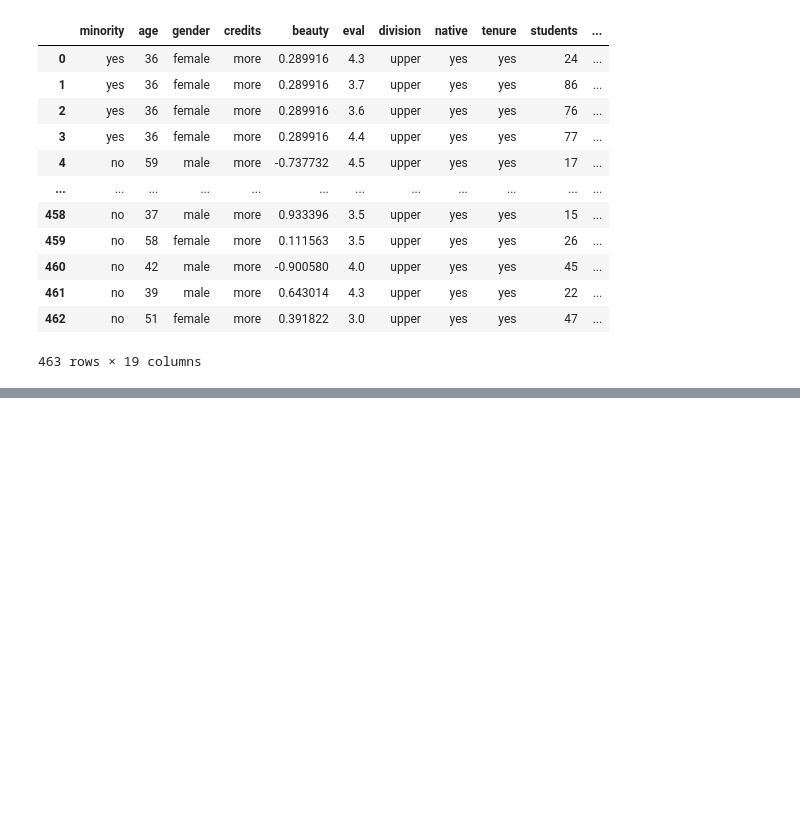
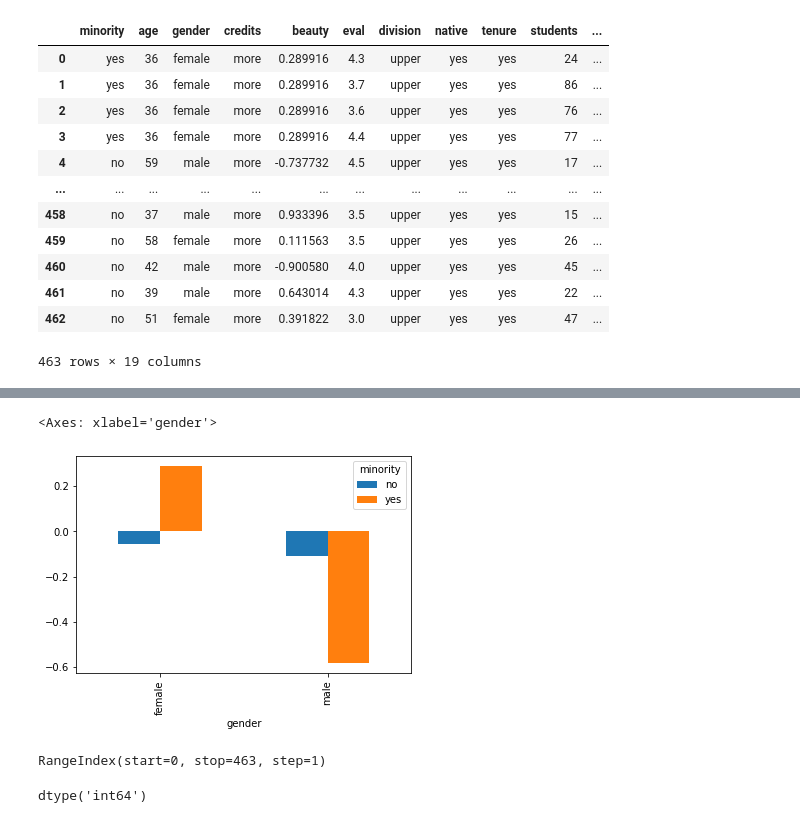
Before and after one commit to Rohangambig/Data_Analyst_Journey, a Jupyter notebook: Python/matplotlib_visualization.ipynb, the cells around one changed output, grey strips where cells are left out. Cells and saved outputs as stored; diff of their text form; code cells hidden in the pictures; blank space fills up the shorter version.

```diff
--- a/Python/matplotlib_visualization.ipynb
+++ b/Python/matplotlib_visualization.ipynb
@@ -81,0 +162,11 @@ non_duplicate
+# %%
+# Median beauty score grouped by gender and minority
+pivot_data = df.pivot_table(index='gender',values='beauty',columns='minority',aggfunc='median')
+pivot_data.plot(kind='bar')
+# %% [output]
+<Axes: xlabel='gender'>
+[figure, added]
+# %%
+df.index
+# %% [output]
+RangeIndex(start=0, stop=463, step=1)
@@ -81,0 +176,4 @@ non_duplicate
+# %%
+df.index.dtype
+# %% [output]
+dtype('int64')
```
Also changed, not shown: parts of 14 cells of this notebook, 1 other file.
